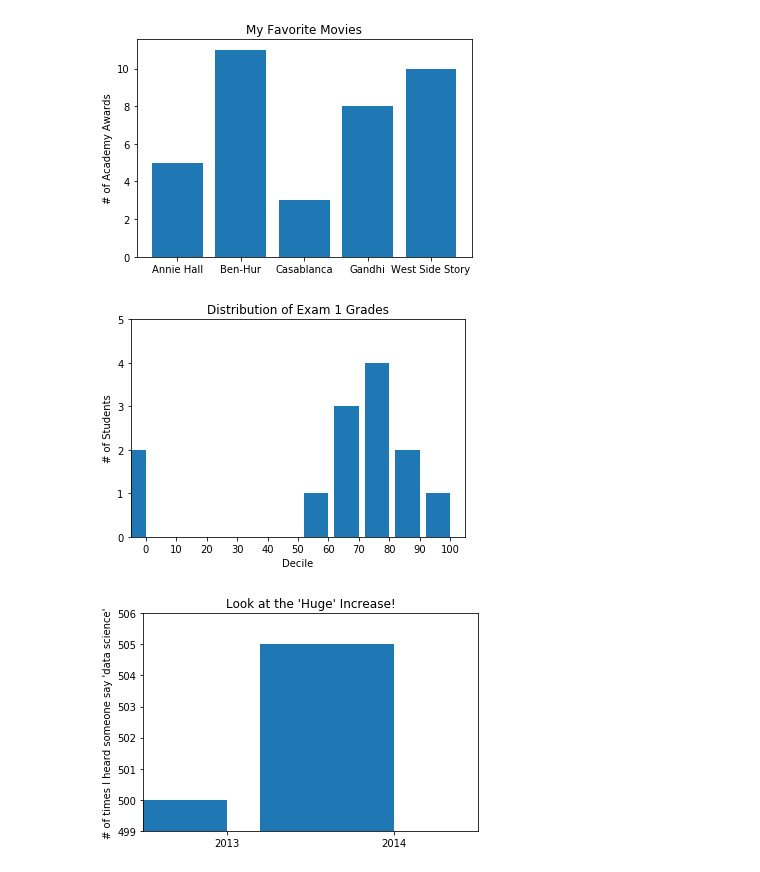
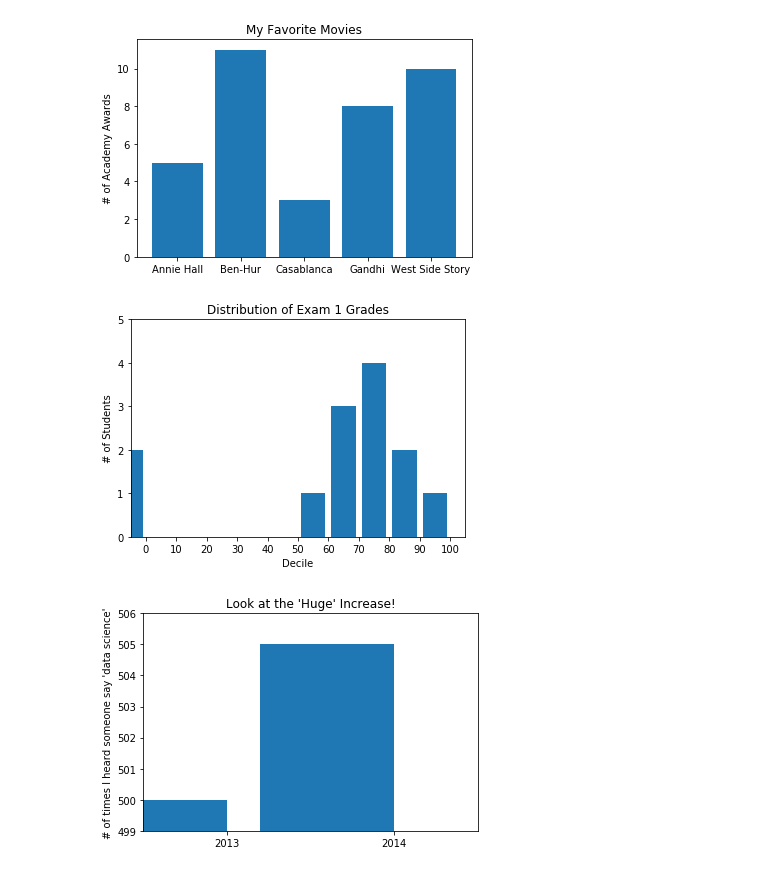
Before and after one commit to Serjius/serjius_ml, a Jupyter notebook: notebooks/matplotlib.ipynb, the cells around one changed output. Cells and saved outputs as stored; diff of their text form; code cells hidden in the pictures.

```diff
--- a/notebooks/matplotlib.ipynb
+++ b/notebooks/matplotlib.ipynb
@@ -34,20 +34,20 @@ plt.show()
 # %%
 from collections import Counter
 grades = [83,95,91,87,70,0,85,82,100,67,73,77,0]
 decile = lambda grade: grade // 10 * 10
 histogram = Counter(decile(grade) for grade in grades)
-plt.bar([x - 4 for x in histogram.keys()], # shift each bar to the left by 4
+plt.bar([x-5 for x in histogram.keys()], # shift each bar to the left by 5
         histogram.values(),# give each bar its correct height
         8) # give each bar a width of 8
 
 plt.axis([-5, 105, 0, 5])  # x-axis from -5 to 105, y-axis from 0 to 5
 plt.xticks([10 * i for i in range(11)]) # x-axis labels at 0, 10, ..., 100
 plt.xlabel("Decile")
 plt.ylabel("# of Students")
 plt.title("Distribution of Exam 1 Grades")
 plt.show()
 # %% [output]
-[figure, old version]
+[figure, new version]
 # %%
 mentions = [500, 505]
 years = [2013, 2014]
```
